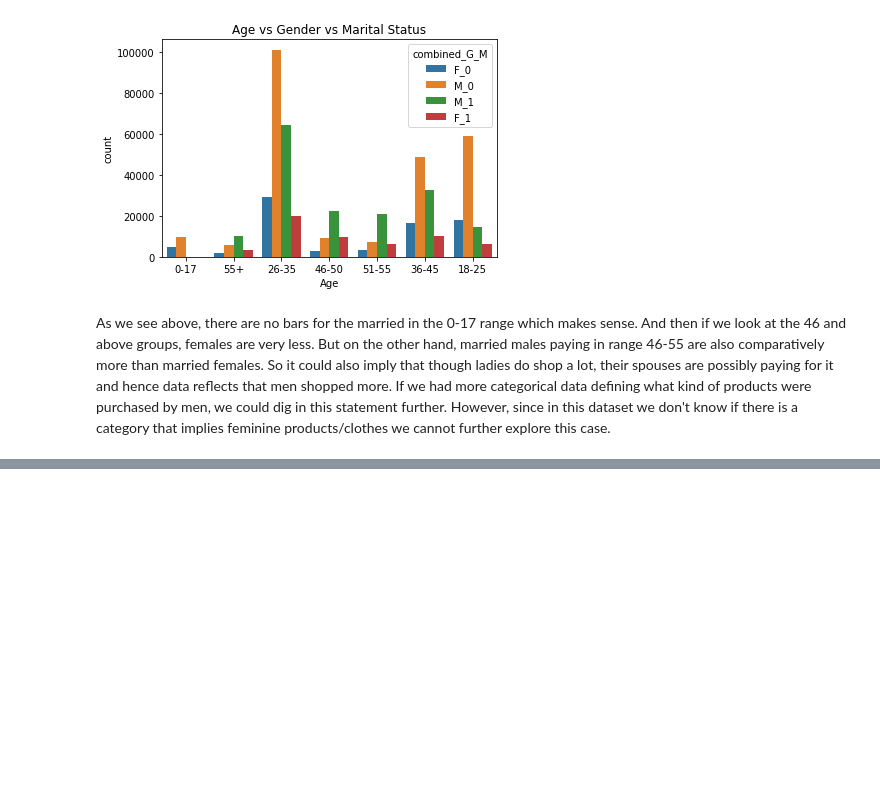
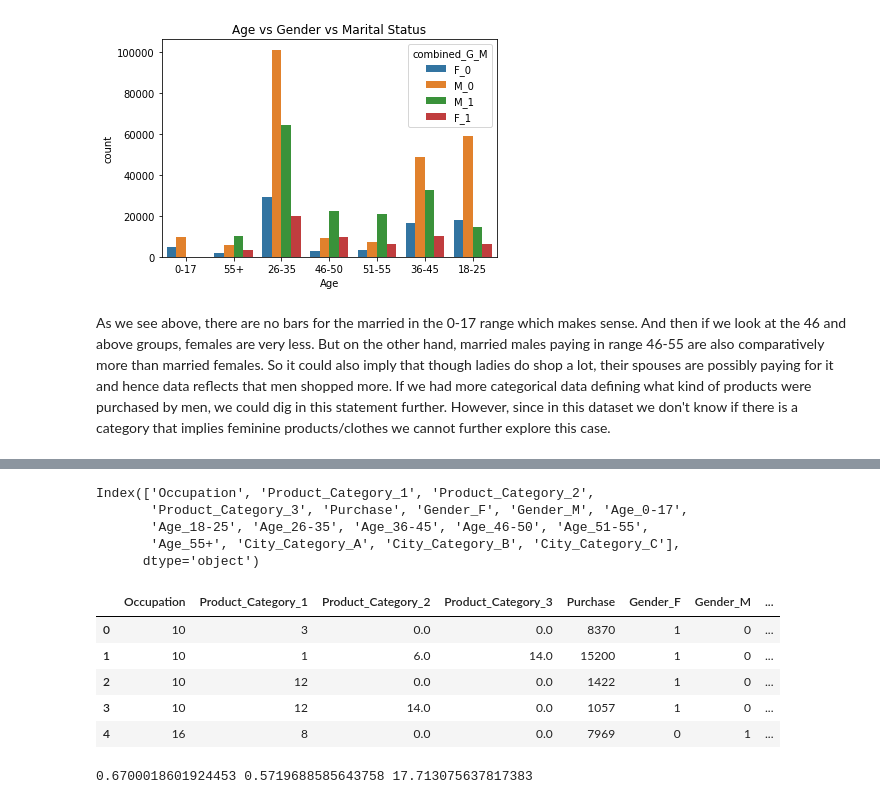
Before and after one commit to mathubhalan/Black-Friday-Sales, a Jupyter notebook: SalesAnalysis.ipynb, the cells around one changed output, grey strips where cells are left out. Drawn from its saved outputs; the diff is of its cells as text; code cells hidden in the pictures; blank space fills up the shorter version.

```diff
--- a/SalesAnalysis.ipynb
+++ b/SalesAnalysis.ipynb
@@ -424,0 +447,7 @@ And then if we look at the 46 and above groups, females are very less. But on th
+# %%
+#dropping the columns which is not useful
+cols_drop = ["User_ID", "Product_ID","combined_G_M"]
+df.drop(columns=cols_drop, axis=1, inplace=True)
+# %%
+Married_Status = df.Marital_Status
+Features_raw = df.drop("Marital_Status", axis=1)
@@ -424,0 +463,2 @@ And then if we look at the 46 and above groups, females are very less. But on th
+# %%
+Features_raw.drop("Stay_In_Current_City_Years", axis=1, inplace=True)
@@ -424,0 +490,19 @@ And then if we look at the 46 and above groups, females are very less. But on th
+# %%
+Features_encoded = pd.get_dummies(Features_raw)
+# %%
+Features_encoded.columns
+# %% [output]
+Index(['Occupation', 'Product_Category_1', 'Product_Category_2',
+       'Product_Category_3', 'Purchase', 'Gender_F', 'Gender_M', 'Age_0-17',
+       'Age_18-25', 'Age_26-35', 'Age_36-45', 'Age_46-50', 'Age_51-55',
+       'Age_55+', 'City_Category_A', 'City_Category_B', 'City_Category_C'],
+      dtype='object')
+# %%
+Features_encoded.head()
+# %% [output]
+|  | Occupation | Product_Category_1 | Product_Category_2 | Product_Category_3 | Purchase | Gender_F | Gender_M | ... |
+| 0 | 10 | 3 | 0.0 | 0.0 | 8370 | 1 | 0 | ... |
+| 1 | 10 | 1 | 6.0 | 14.0 | 15200 | 1 | 0 | ... |
+| 2 | 10 | 12 | 0.0 | 0.0 | 1422 | 1 | 0 | ... |
+| 3 | 10 | 12 | 14.0 | 0.0 | 1057 | 1 | 0 | ... |
+| 4 | 16 | 8 | 0.0 | 0.0 | 7969 | 0 | 1 | ... |
@@ -424,0 +533,4 @@ And then if we look at the 46 and above groups, females are very less. But on th
+# %%
+print(acc_score, fb_score, result_time)
+# %% [output]
+0.6700018601924453 0.5719688585643758 17.713075637817383
```
Also changed, not shown: parts of 18 cells of this notebook, 1 other file.
